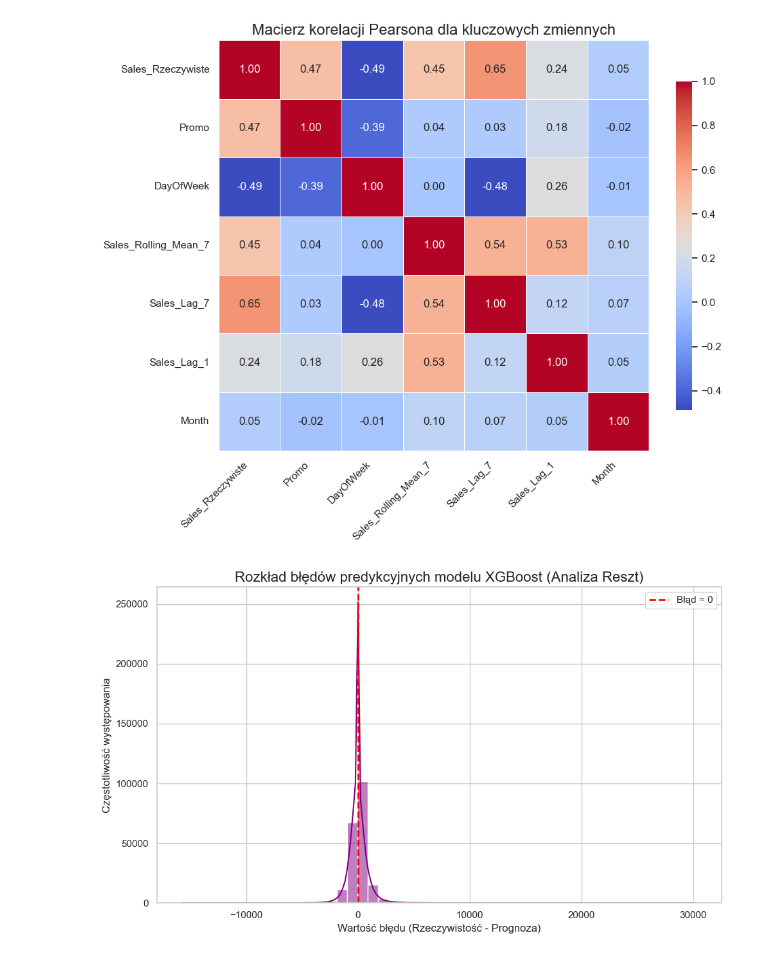
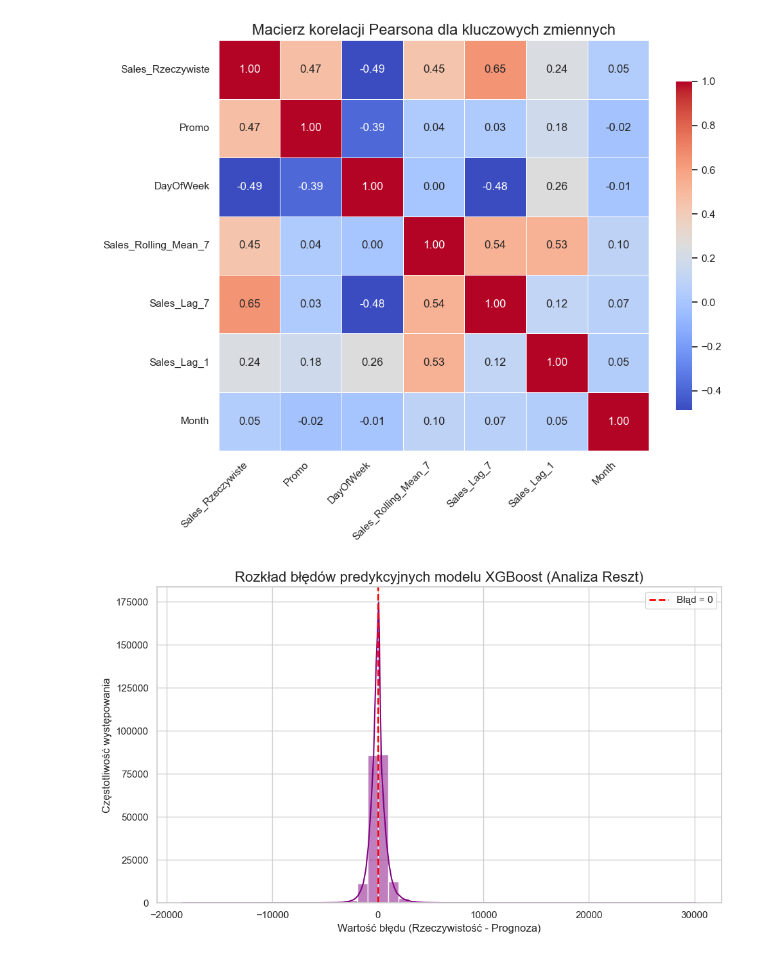
Before and after one commit to Krzysztoff94/Praca_Magisterska, a Jupyter notebook: Rossmann.ipynb, the cells around one changed output. Saved outputs shown, nothing was run; the diff lists cells and outputs as text; code cells hidden in the pictures.

```diff
--- a/Rossmann.ipynb
+++ b/Rossmann.ipynb
@@ -320,26 +402,26 @@ plt.show()
 # %%
 import seaborn as sns
 import matplotlib.pyplot as plt
 
-y_pred = xgb_model.predict(X_test)
+y_pred = xgb_preds
 
 reszty = y_test.values - y_pred
 
 plt.figure(figsize=(10, 6))
 
 sns.histplot(reszty, bins=50, kde=True, color='purple')
 
 plt.title('Rozkład błędów predykcyjnych modelu XGBoost (Analiza Reszt)', fontsize=16)
 plt.xlabel('Wartość błędu (Rzeczywistość - Prognoza)', fontsize=12)
 plt.ylabel('Częstotliwość występowania', fontsize=12)
 plt.axvline(x=0, color='red', linestyle='--', linewidth=2, label='Błąd = 0')
 plt.legend()
 plt.tight_layout()
 
 plt.savefig('Analiza_Reszt.png', dpi=300, bbox_inches='tight')
 plt.show()
 # %% [output]
-[figure, old version]
+[figure, new version]
 # %%
 import matplotlib.pyplot as plt
 import numpy as np
```
Also changed, not shown: parts of 8 cells of this notebook, 1 other file.
